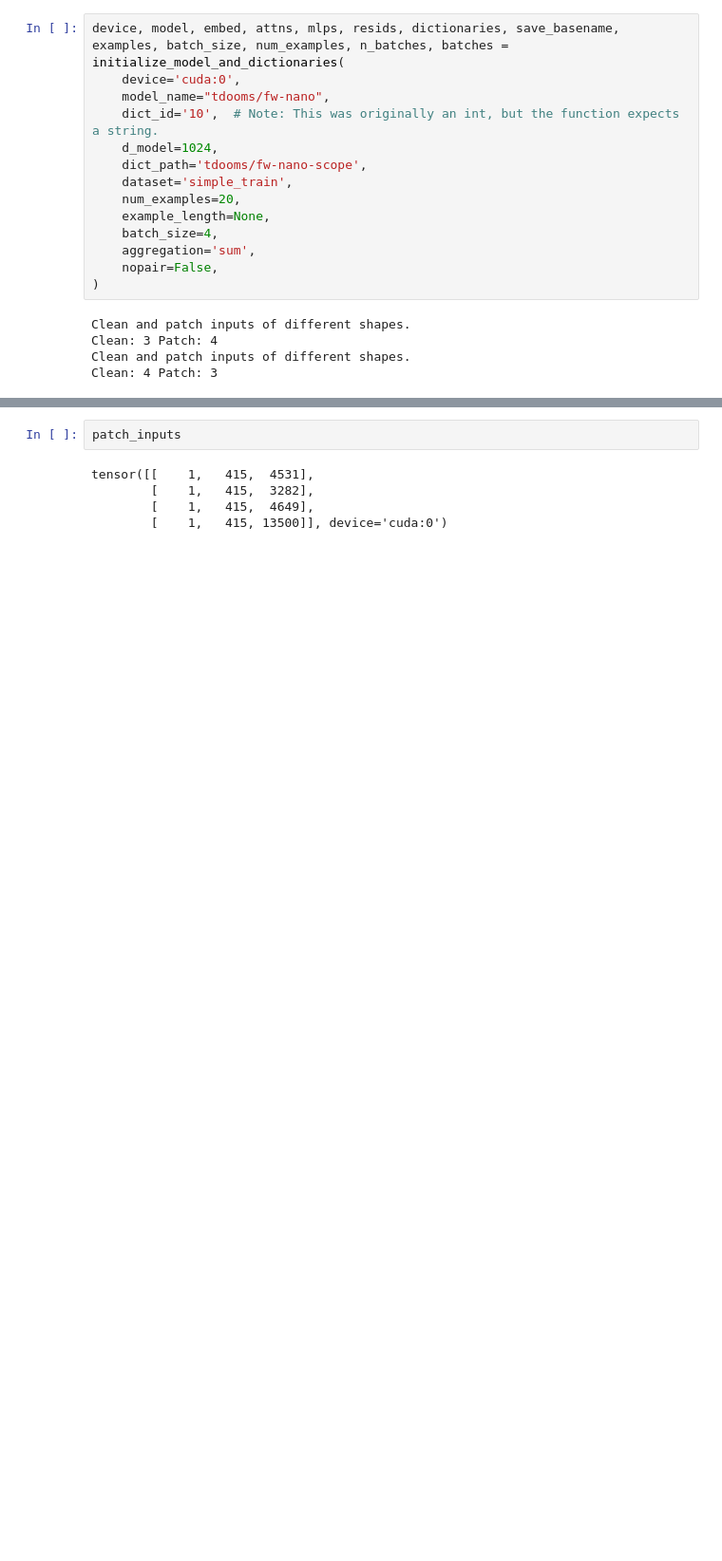
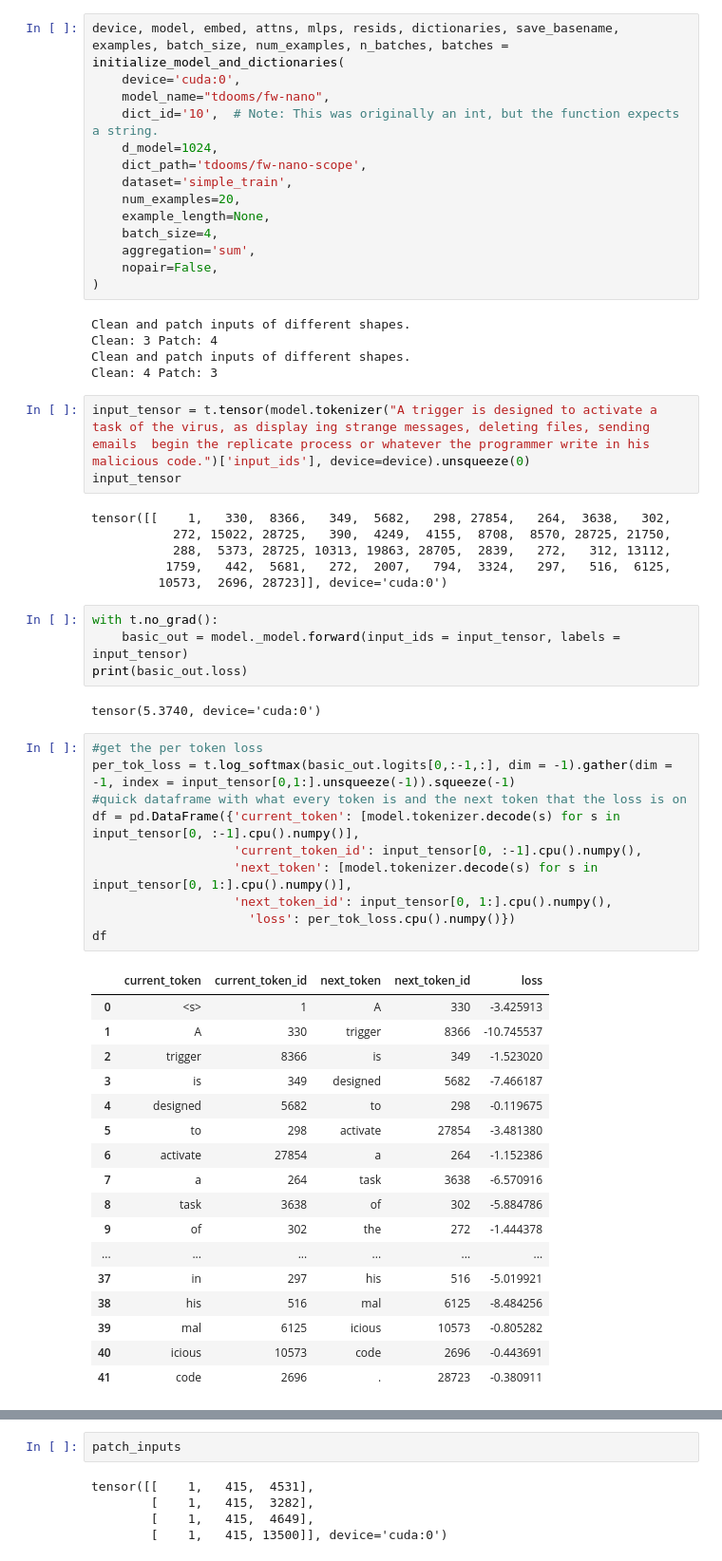
Before and after one commit to tim-hua-01/bilinear-feature-circuits, a Jupyter notebook: bilinear_circuits_v0.ipynb, the cells around one changed output, grey strips where cells are left out. Shown: that part at 95% size. Saved outputs shown, nothing was run; the diff lists cells and outputs as text; blank space fills up the shorter version.

```diff
--- a/bilinear_circuits_v0.ipynb
+++ b/bilinear_circuits_v0.ipynb
@@ -40,3 +56,46 @@ Clean and patch inputs of different shapes.
 Clean: 3 Patch: 4
 Clean and patch inputs of different shapes.
 Clean: 4 Patch: 3
+# %%
+input_tensor = t.tensor(model.tokenizer("A trigger is designed to activate a task of the virus, as display ing strange messages, deleting files, sending emails  begin the replicate process or whatever the programmer write in his malicious code.")['input_ids'], device=device).unsqueeze(0)
+input_tensor
+# %% [output]
+tensor([[    1,   330,  8366,   349,  5682,   298, 27854,   264,  3638,   302,
+           272, 15022, 28725,   390,  4249,  4155,  8708,  8570, 28725, 21750,
+           288,  5373, 28725, 10313, 19863, 28705,  2839,   272,   312, 13112,
+          1759,   442,  5681,   272,  2007,   794,  3324,   297,   516,  6125,
+         10573,  2696, 28723]], device='cuda:0')
+# %%
+with t.no_grad():
+    basic_out = model._model.forward(input_ids = input_tensor, labels = input_tensor)
+print(basic_out.loss)
+# %% [output]
+tensor(5.3740, device='cuda:0')
+# %%
+#get the per token loss
+per_tok_loss = t.log_softmax(basic_out.logits[0,:-1,:], dim = -1).gather(dim = -1, index = input_tensor[0,1:].unsqueeze(-1)).squeeze(-1)
+#quick dataframe with what every token is and the next token that the loss is on
+df = pd.DataFrame({'current_token': [model.tokenizer.decode(s) for s in input_tensor[0, :-1].cpu().numpy()],
+                   'current_token_id': input_tensor[0, :-1].cpu().numpy(),
+                   'next_token': [model.tokenizer.decode(s) for s in input_tensor[0, 1:].cpu().numpy()],
+                   'next_token_id': input_tensor[0, 1:].cpu().numpy(),
+                     'loss': per_tok_loss.cpu().numpy()})
+df
+# %% [output]
+|  | current_token | current_token_id | next_token | next_token_id | loss |
+| 0 | <s> | 1 | A | 330 | -3.425913 |
+| 1 | A | 330 | trigger | 8366 | -10.745537 |
+| 2 | trigger | 8366 | is | 349 | -1.523020 |
+| 3 | is | 349 | designed | 5682 | -7.466187 |
+| 4 | designed | 5682 | to | 298 | -0.119675 |
+| 5 | to | 298 | activate | 27854 | -3.481380 |
+| 6 | activate | 27854 | a | 264 | -1.152386 |
+| 7 | a | 264 | task | 3638 | -6.570916 |
+| 8 | task | 3638 | of | 302 | -5.884786 |
+| 9 | of | 302 | the | 272 | -1.444378 |
+| ... | ... | ... | ... | ... | ... |
+| 37 | in | 297 | his | 516 | -5.019921 |
+| 38 | his | 516 | mal | 6125 | -8.484256 |
+| 39 | mal | 6125 | icious | 10573 | -0.805282 |
+| 40 | icious | 10573 | code | 2696 | -0.443691 |
+| 41 | code | 2696 | . | 28723 | -0.380911 |
```
Also changed, not shown: parts of 43 cells of this notebook, 1 other file.
